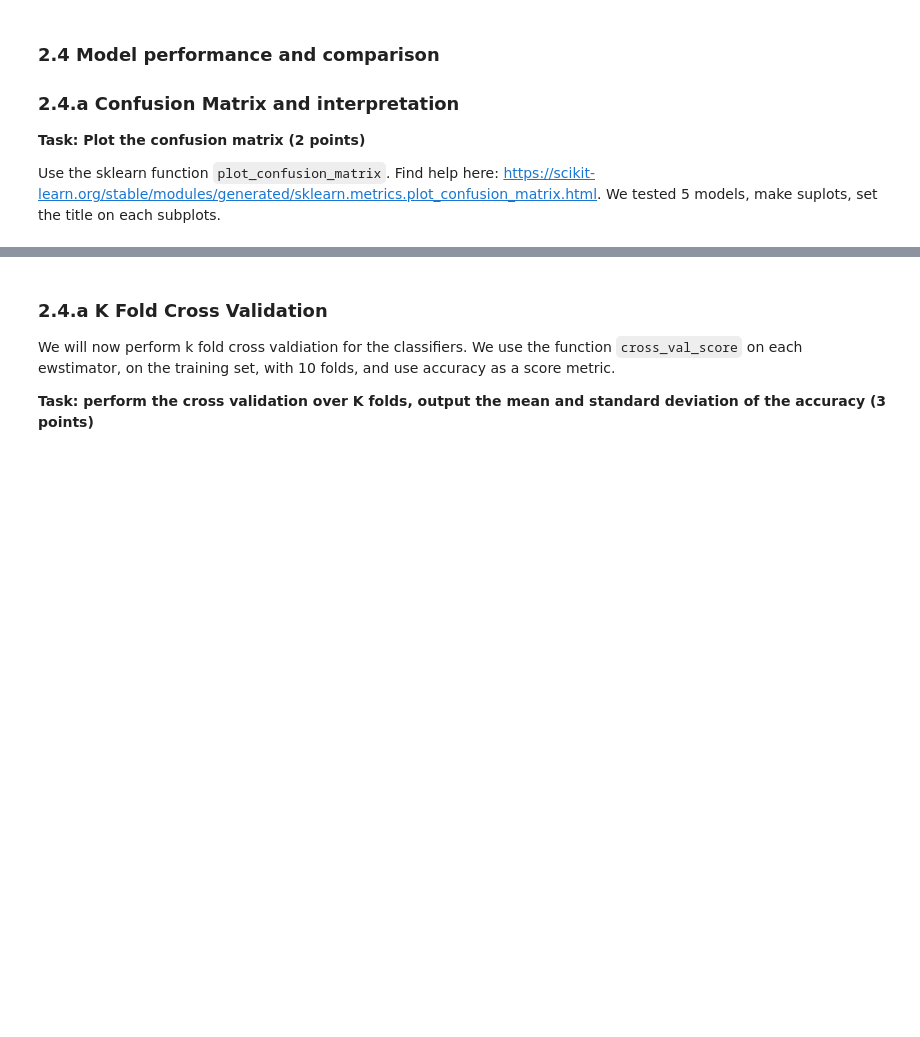
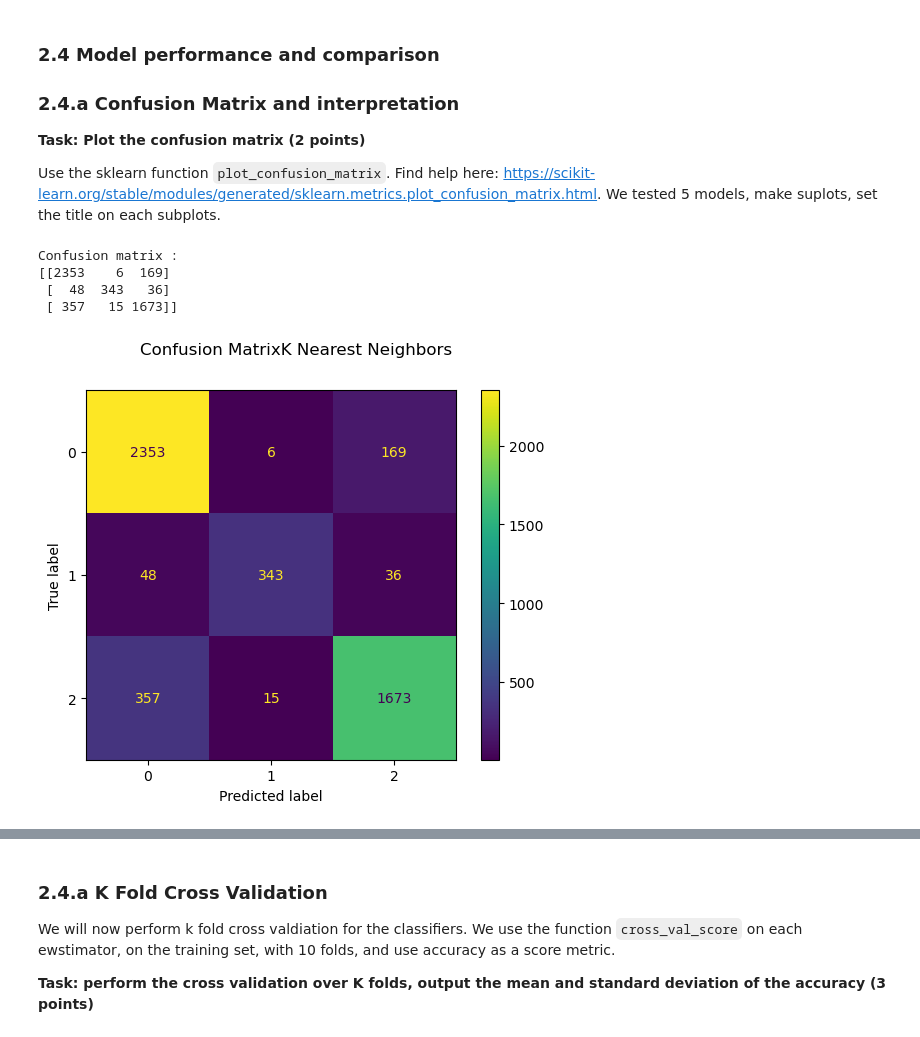
Before and after one commit to UW-ESS-DS/MLGeo2022_velgueta, a Jupyter notebook: Homework7/homework7.ipynb, the cells around one changed output, grey strips where cells are left out. Drawn from its saved outputs; the diff is of its cells as text; code cells hidden in the pictures; blank space fills up the shorter version.

```diff
--- a/Homework7/homework7.ipynb
+++ b/Homework7/homework7.ipynb
@@ -693,0 +701,14 @@ sklearn.metrics.plot_confusion_matrix(estimator, X, y_true, *, labels=None, samp
+# %%
+# plot the confusion matrix
+from sklearn.metrics import plot_confusion_matrix
+disp = metrics.plot_confusion_matrix(knn_clf, X_test, y_test)
+disp.figure_.suptitle("Confusion MatrixK Nearest Neighbors ")
+print(f"Confusion matrix :\n{disp.confusion_matrix}")
+
+plt.show()
+# %% [output]
+Confusion matrix :
+[[2353    6  169]
+ [  48  343   36]
+ [ 357   15 1673]]
+[figure, added]
```
Also changed, not shown: parts of 16 cells of this notebook.
